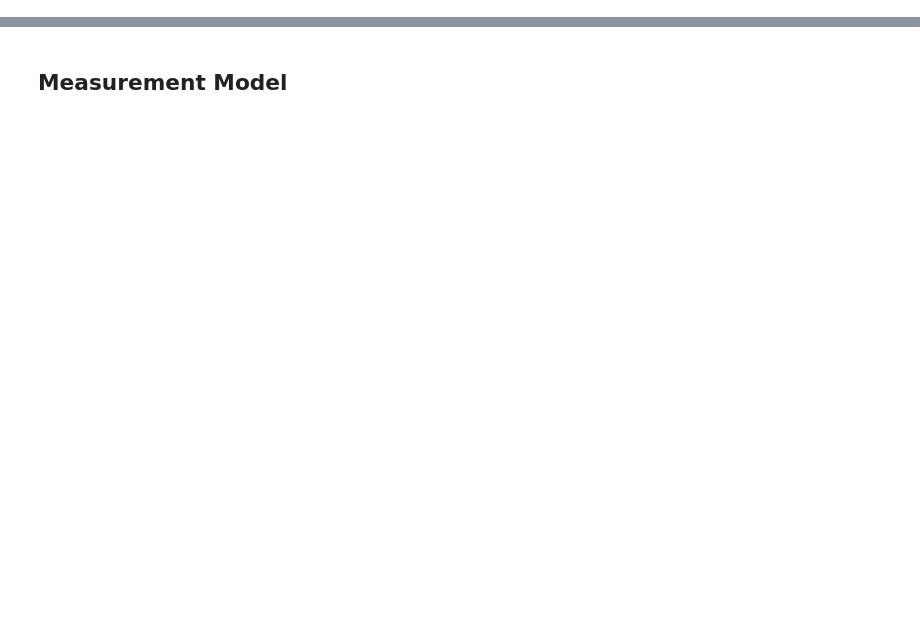
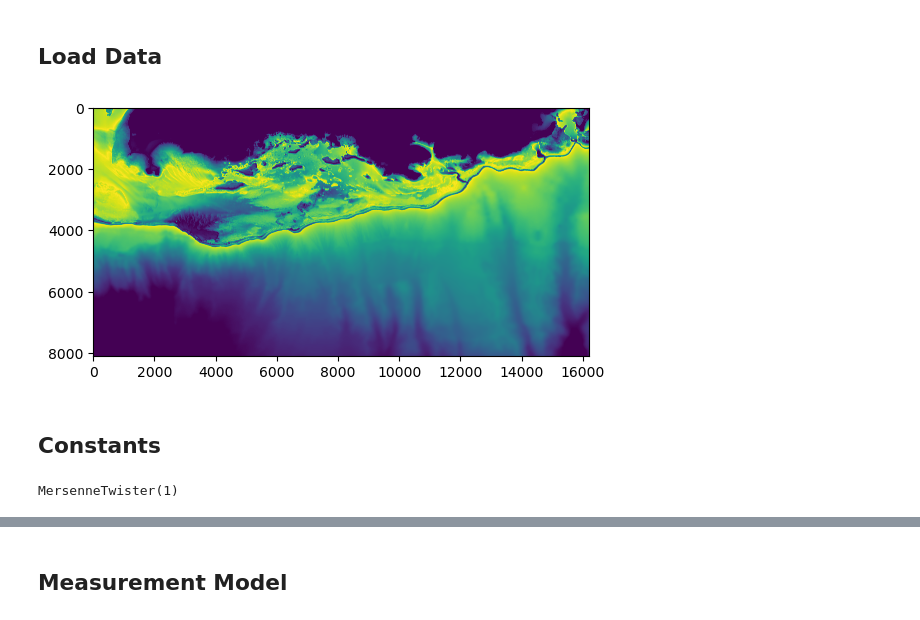
Before and after one commit to AmyPhung/GPUParticleFilter.jl, a Jupyter notebook: main.ipynb, the cells around one changed output, grey strips where cells are left out. Cells and saved outputs as stored; diff of their text form; code cells hidden in the pictures; blank space fills up the shorter version.

```diff
--- a/main.ipynb
+++ b/main.ipynb
@@ -120,0 +9,72 @@ plot(xs, ys)
+# %% [markdown]
+## Load Data
+# %%
+# Open the tiff file
+# filename = "/home/amy/final_project_18337/PuertoRico_SouthWest_Color.tif"
+filename = "PuertoRico_SouthWest_Color.tif"
+img = load(filename)
+
+function rgb_to_value(rgb_color::RGB{N0f8})
+    # Interpolate between blue and red based on the green component
+    green_component = green(rgb_color)
+    value = 30-30 * (1 - green_component)
+
+    # Return the value
+    return value
+end
+
+# Convert from pixels to meters and vice versa
+# ~40 miles, 16000px wide
+# ~64000 meters
+
+px_per_meter = 16000/64000
+
+function px_to_meters(px)
+    return px./px_per_meter
+end
+
+function meters_to_px(m)
+    return m.*px_per_meter
+end
+
+function lookup_depth(x, y, map)
+    # In meters
+    # column, row (x, y) format. 0, 0 is top left of image
+
+    # Find the pixel with the closest x, y values
+    x_idx = argmin(abs.(collect(1:size(map, 2)) .- x))
+    y_idx = argmin(abs.(collect(1:size(map, 1)) .- y))
+
+    # Look up the pixel value
+    pixel_value = map[y_idx, x_idx]
+
+    return pixel_value
+end
+
+# TODO: Fix mapping error - currently using pixels, NOT meters
+
+# Apply the rgb_to_value function to the image
+value_image = map(rgb_to_value, img)
+
+# Display the value image
+imshow(value_image)
+
+bathy_map = value_image[1500:2500,6000:8000];
+# %% [output]
+[figure, added]
+# %% [markdown]
+## Constants
+# %%
+SIM_TIME = 1000 # s
+N_STEPS = 1001
+
+SIM_MEASUREMENT_STD = 10 # Noise of simulated measurement
+MODEL_MEASUREMENT_STD = 0.1 # Modeled noise value
+
+ts = range(0, stop=SIM_TIME, length=N_STEPS)
+
+# TODO: remove fixed timestamp
+DELTA_T = ts[2] - ts[1]
+rng = MersenneTwister(1)
+# %% [output]
+MersenneTwister(1)
```
Also changed, not shown: parts of 38 cells of this notebook, 2 other files.
